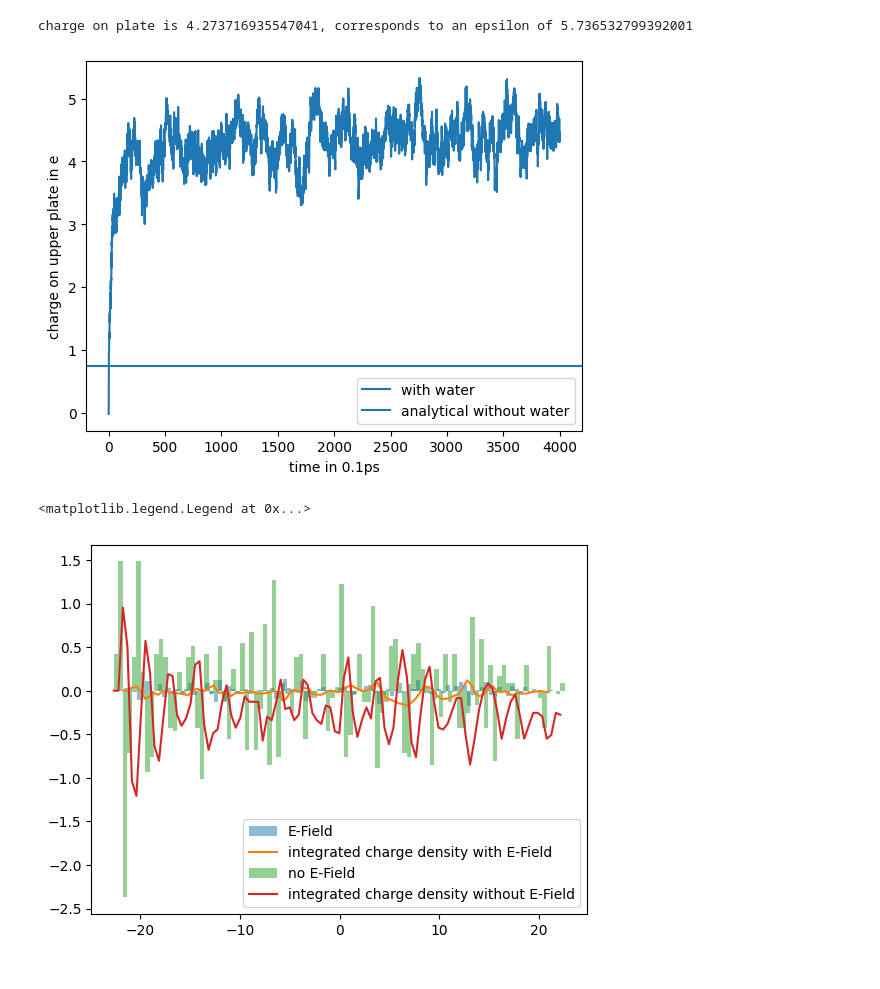
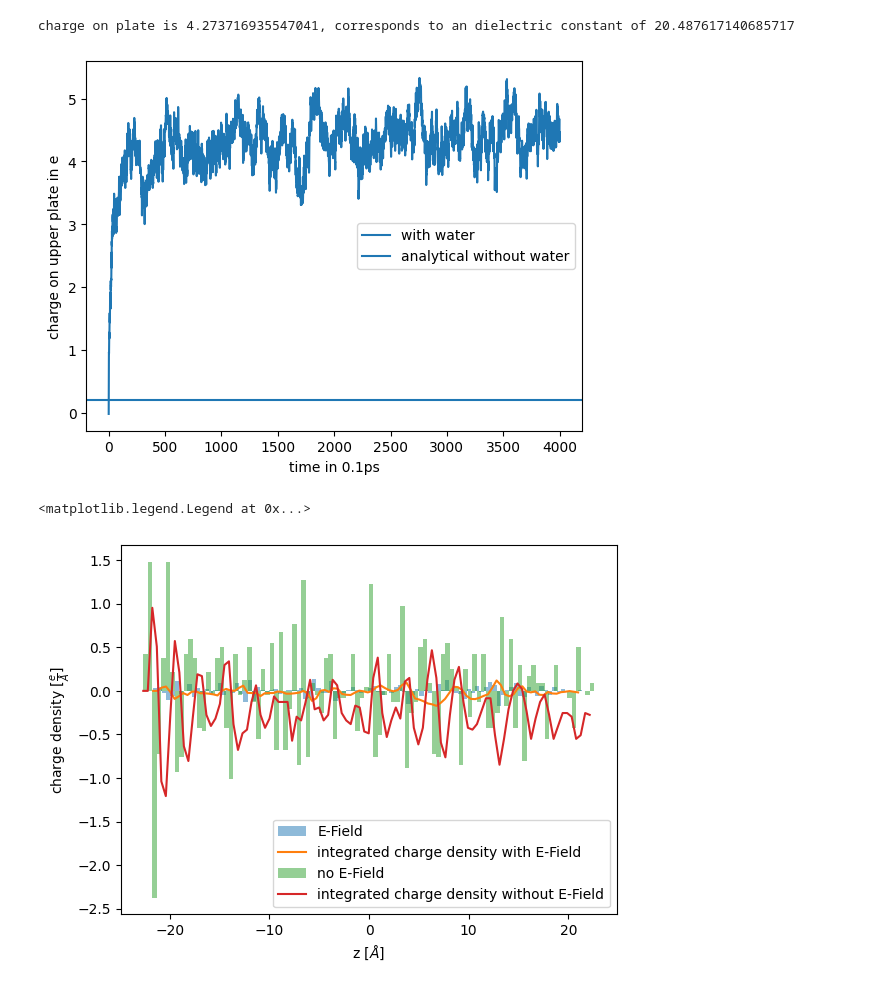
Before and after one commit to Mag-r/ASM, a Jupyter notebook: electro-interfaces/code/dielectric_behavior/analyse_dielectric.ipynb, the cells around one changed output. Drawn from its saved outputs; the diff is of its cells as text; code cells hidden in the pictures.

```diff
--- a/electro-interfaces/code/dielectric_behavior/analyse_dielectric.ipynb
+++ b/electro-interfaces/code/dielectric_behavior/analyse_dielectric.ipynb
@@ -153,25 +153,27 @@ list = extract_polarisation(data[0],data[1])
 # %%
 x=[list[i][0] for i in range(400,len(list))]
 plt.plot(x,label="with water")
-plt.axhline(0.745,label = "analytical without water")
+plt.axhline(0.2086,label = "analytical without water")
 plt.legend()
 plt.xlabel("time in 0.1ps")
 plt.ylabel("charge on upper plate in e")
-print(f"charge on plate is {np.mean(x)}, corresponds to an dielectric constant of {np.mean(x)/0.745}")
+print(f"charge on plate is {np.mean(x)}, corresponds to an dielectric constant of {np.mean(x)/0.2086}")
 # %% [output]
-charge on plate is 4.273716935547041, corresponds to an epsilon of 5.736532799392001
+charge on plate is 4.273716935547041, corresponds to an dielectric constant of 20.487617140685717
-[figure, old version]
+[figure, new version]
 # %%
-eField_data = read_file("hilfsmittel/dielectric_behavior/wallcharge_efield_act.lammpstrj")
-noEField_data = read_file("hilfsmittel/dielectric_behavior/wallcharge_efield.lammpstrj")
+eField_data = read_file("wallcharge_efield_act.lammpstrj")
+noEField_data = read_file("wallcharge_efield.lammpstrj")
 # %%
 density,bins=plot_charge_density(eField_data[0],eField_data[1],"E-Field")
 m=polarization_profile(density,bins, "integrated charge density with E-Field")
 density,bins=plot_charge_density(noEField_data[0],noEField_data[1],"no E-Field")
 m_zero= polarization_profile(density,bins, "integrated charge density without E-Field")
+plt.xlabel(r"z [$\AA$]")
+plt.ylabel(r"charge density [$\frac{e}{\AA}$]")
 plt.legend()
 # %% [output]
 <matplotlib.legend.Legend at 0x...>
-[figure, old version]
+[figure, new version]
 # %%
 plt.plot(0.02-m+m_zero,label="difference")
```
Also changed, not shown: parts of 3 cells of this notebook, 1 other file.
